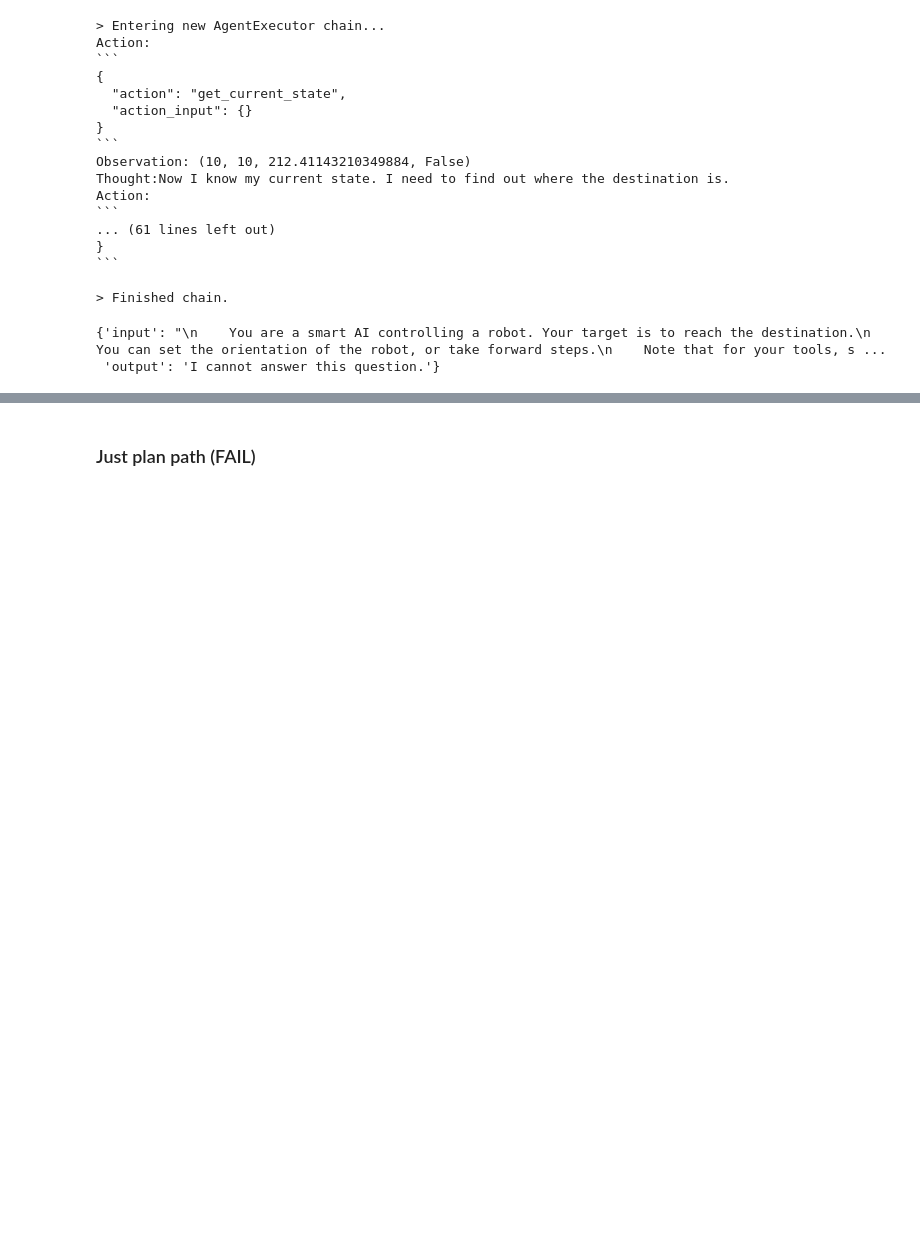
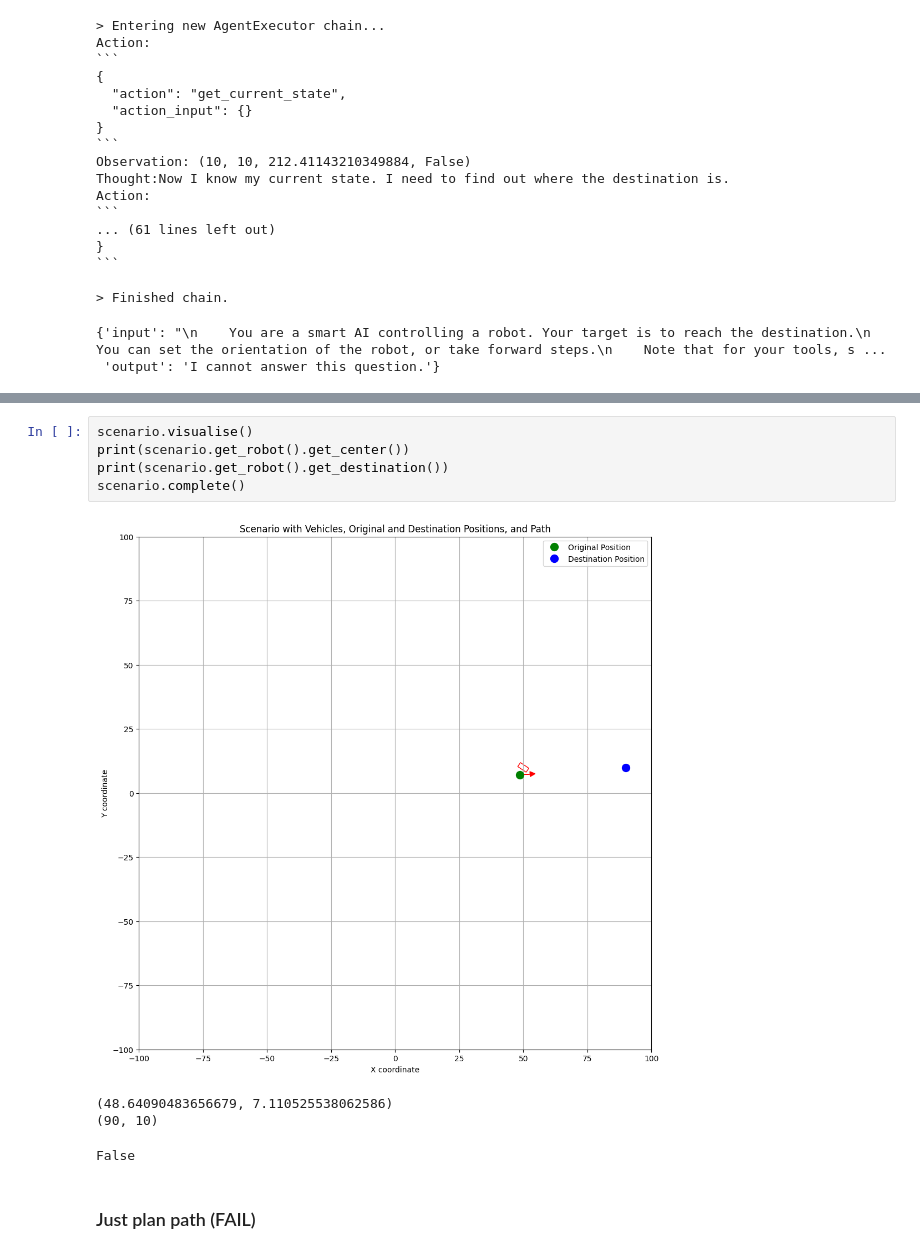
Before and after one commit to LiuHaolan/llm-gym, a Jupyter notebook: examples/gemini_nav.ipynb, the cells around one changed output, grey strips where cells are left out. Drawn from its saved outputs; the diff is of its cells as text; blank space fills up the shorter version.

```diff
--- a/examples/gemini_nav.ipynb
+++ b/examples/gemini_nav.ipynb
@@ -1439,3 +1484,13 @@ Action:
+# %%
+scenario.visualise()
+print(scenario.get_robot().get_center())
+print(scenario.get_robot().get_destination())
+scenario.complete()
+# %% [output]
+[figure, added]
+(48.64090483656679, 7.110525538062586)
+(90, 10)
+False
 # %% [markdown]
 ### Just plan path (FAIL)
 # %%
```
Also changed, not shown: parts of 4 cells of this notebook, 2 other files.
